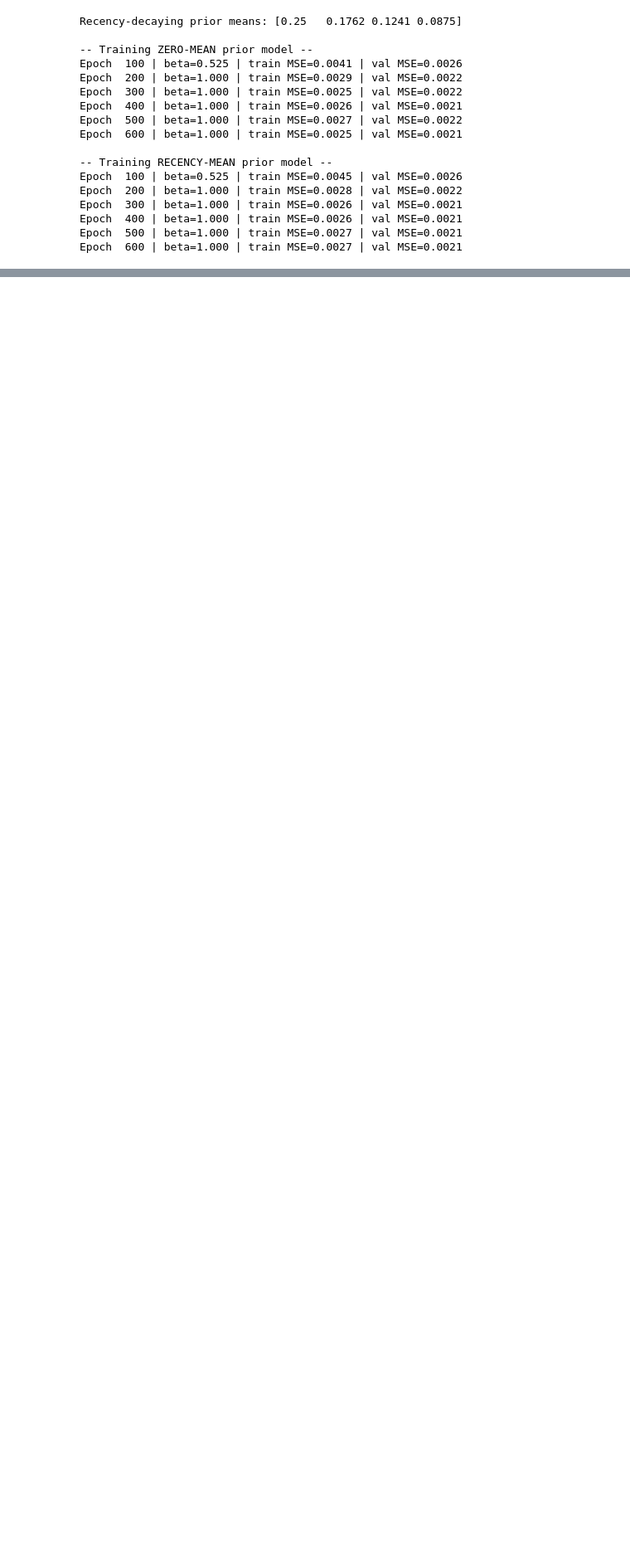
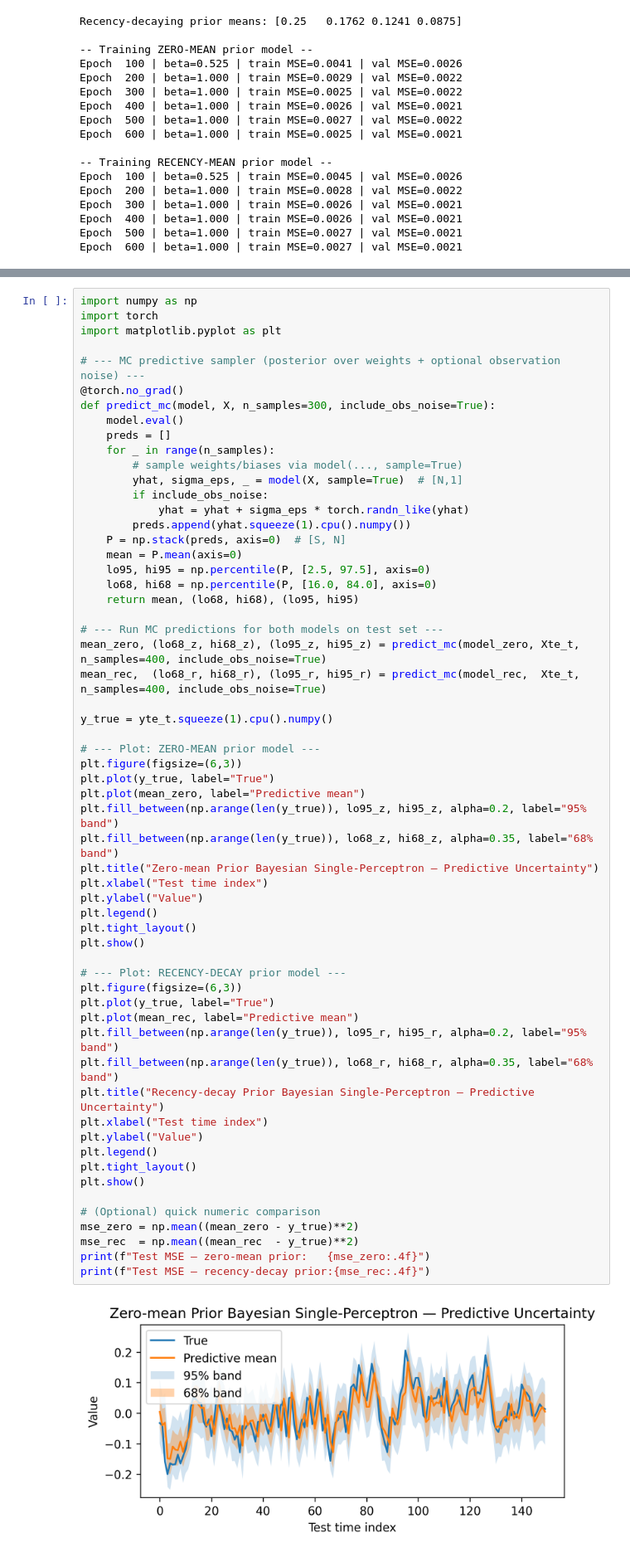
Before and after one commit to LiYuan199701/TimeSeries, a Jupyter notebook: Informative_Prior_Bayes_NAR.ipynb, the cells around one changed output, grey strips where cells are left out. Shown at 83% size. Drawn from its saved outputs; the diff is of its cells as text; blank space fills up the shorter version.

```diff
--- a/Informative_Prior_Bayes_NAR.ipynb
+++ b/Informative_Prior_Bayes_NAR.ipynb
@@ -318,0 +337,61 @@ Epoch  600 | beta=1.000 | train MSE=0.0027 | val MSE=0.0021
+# %%
+import numpy as np
+import torch
+import matplotlib.pyplot as plt
+
+# --- MC predictive sampler (posterior over weights + optional observation noise) ---
+@torch.no_grad()
+def predict_mc(model, X, n_samples=300, include_obs_noise=True):
+    model.eval()
+    preds = []
+    for _ in range(n_samples):
+        # sample weights/biases via model(..., sample=True)
+        yhat, sigma_eps, _ = model(X, sample=True)  # [N,1]
+        if include_obs_noise:
+            yhat = yhat + sigma_eps * torch.randn_like(yhat)
+        preds.append(yhat.squeeze(1).cpu().numpy())
+    P = np.stack(preds, axis=0)  # [S, N]
+    mean = P.mean(axis=0)
+    lo95, hi95 = np.percentile(P, [2.5, 97.5], axis=0)
+    lo68, hi68 = np.percentile(P, [16.0, 84.0], axis=0)
+    return mean, (lo68, hi68), (lo95, hi95)
+
+# --- Run MC predictions for both models on test set ---
+mean_zero, (lo68_z, hi68_z), (lo95_z, hi95_z) = predict_mc(model_zero, Xte_t, n_samples=400, include_obs_noise=True)
+mean_rec,  (lo68_r, hi68_r), (lo95_r, hi95_r) = predict_mc(model_rec,  Xte_t, n_samples=400, include_obs_noise=True)
+
+y_true = yte_t.squeeze(1).cpu().numpy()
+
+# --- Plot: ZERO-MEAN prior model ---
+plt.figure(figsize=(6,3))
+plt.plot(y_true, label="True")
+plt.plot(mean_zero, label="Predictive mean")
+plt.fill_between(np.arange(len(y_true)), lo95_z, hi95_z, alpha=0.2, label="95% band")
+plt.fill_between(np.arange(len(y_true)), lo68_z, hi68_z, alpha=0.35, label="68% band")
+plt.title("Zero-mean Prior Bayesian Single-Perceptron — Predictive Uncertainty")
+plt.xlabel("Test time index")
+plt.ylabel("Value")
+plt.legend()
+plt.tight_layout()
+plt.show()
+
+# --- Plot: RECENCY-DECAY prior model ---
+plt.figure(figsize=(6,3))
+plt.plot(y_true, label="True")
+plt.plot(mean_rec, label="Predictive mean")
+plt.fill_between(np.arange(len(y_true)), lo95_r, hi95_r, alpha=0.2, label="95% band")
+plt.fill_between(np.arange(len(y_true)), lo68_r, hi68_r, alpha=0.35, label="68% band")
+plt.title("Recency-decay Prior Bayesian Single-Perceptron — Predictive Uncertainty")
+plt.xlabel("Test time index")
+plt.ylabel("Value")
+plt.legend()
+plt.tight_layout()
+plt.show()
+
+# (Optional) quick numeric comparison
+mse_zero = np.mean((mean_zero - y_true)**2)
+mse_rec  = np.mean((mean_rec  - y_true)**2)
+print(f"Test MSE — zero-mean prior:   {mse_zero:.4f}")
+print(f"Test MSE — recency-decay prior:{mse_rec:.4f}")
+# %% [output]
+[figure, added]
```
Also changed, not shown: parts of 9 cells of this notebook.
